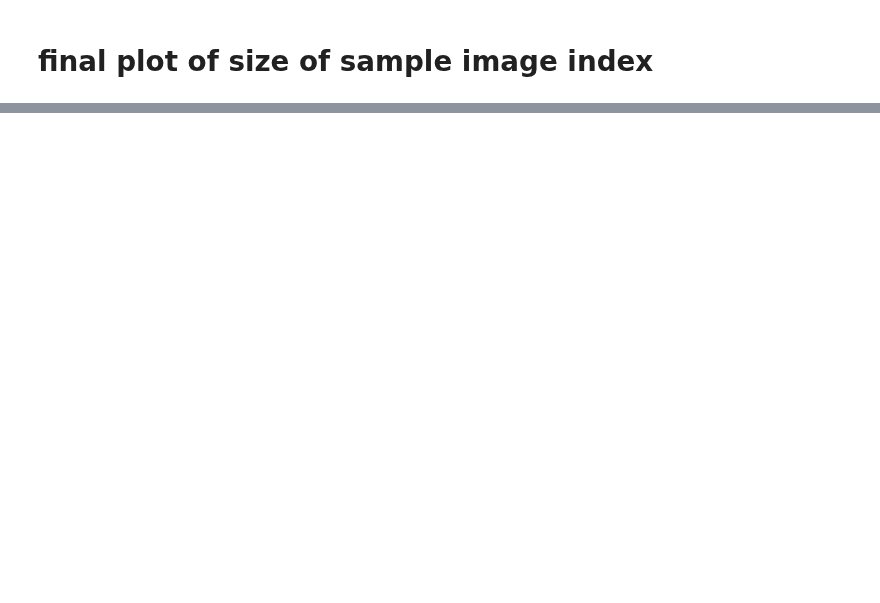
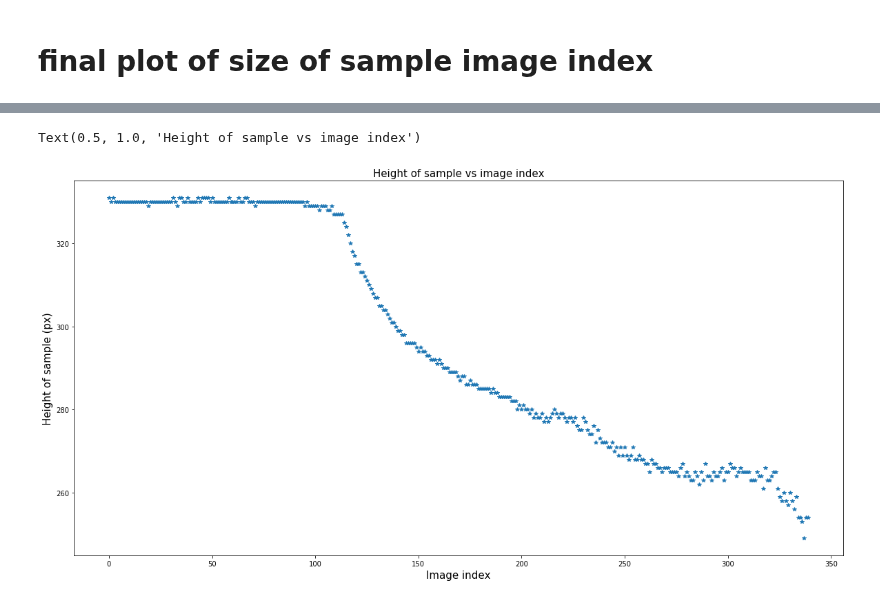
Before and after one commit to ornlneutronimaging/IPTS_20770, a Jupyter notebook: calculation_of_sample_size_vs_image_index.ipynb, the cells around one changed output, grey strips where cells are left out. Cells and saved outputs as stored; diff of their text form; code cells hidden in the pictures; blank space fills up the shorter version.

```diff
--- a/calculation_of_sample_size_vs_image_index.ipynb
+++ b/calculation_of_sample_size_vs_image_index.ipynb
@@ -192,0 +199,17 @@ ax_img5.plot(sample_size)
+# %%
+sample_size = np.zeros(len(final_image))
+for _index, _array in enumerate(final_image):
+    # at width 200px
+    _slice = _array[:,200]
+    sample_size[_index] = np.count_nonzero(_slice)
+
+fig5 = plt.figure(figsize=(20, 10))
+ax_img5 = plt.subplot(111)
+ax_img5.plot(sample_size, '*')
+
+ax_img5.set_xlabel("Image index", fontsize=15)
+ax_img5.set_ylabel("Height of sample (px)", fontsize=15)
+ax_img5.set_title("Height of sample vs image index", fontsize=15)
+# %% [output]
+Text(0.5, 1.0, 'Height of sample vs image index')
+[figure, added]
```
Also changed, not shown: parts of 12 cells of this notebook.
